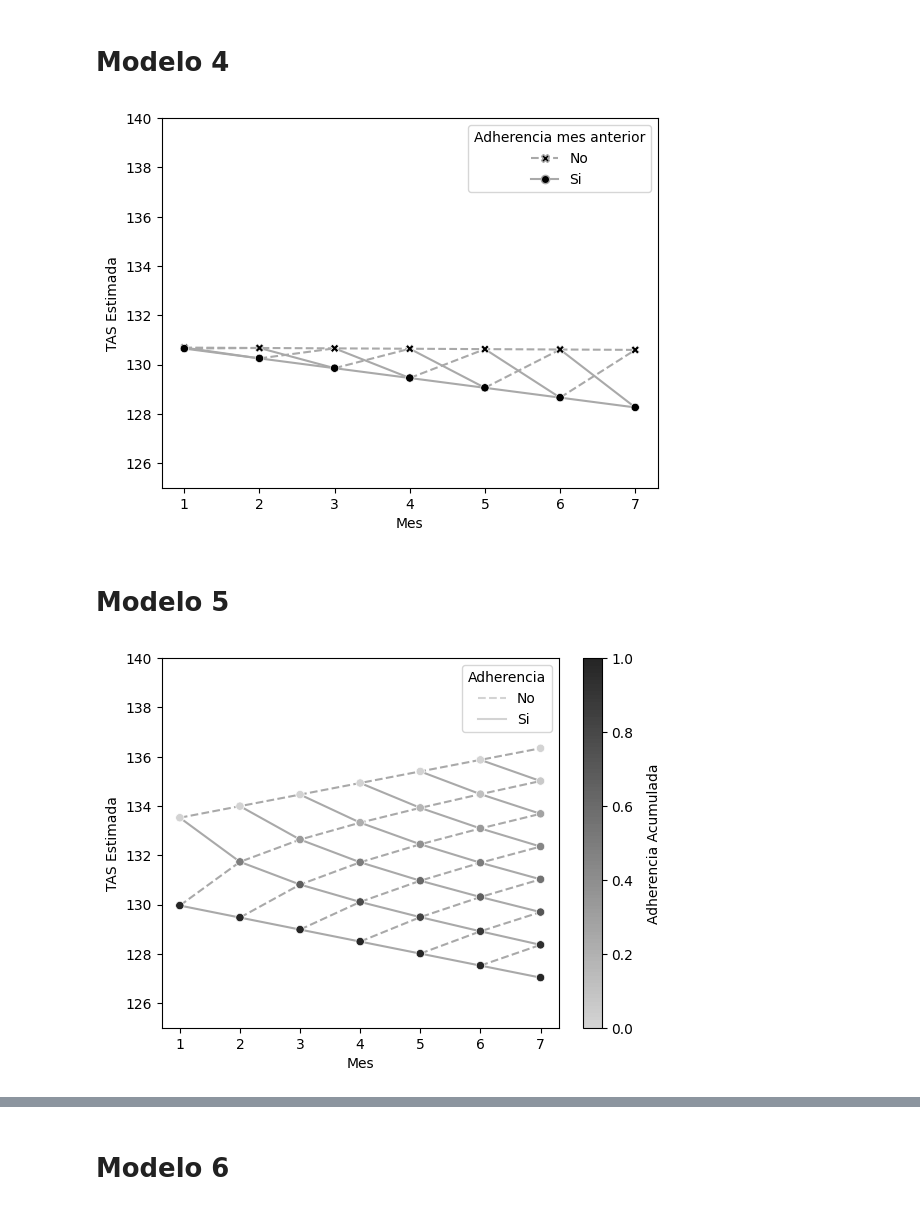
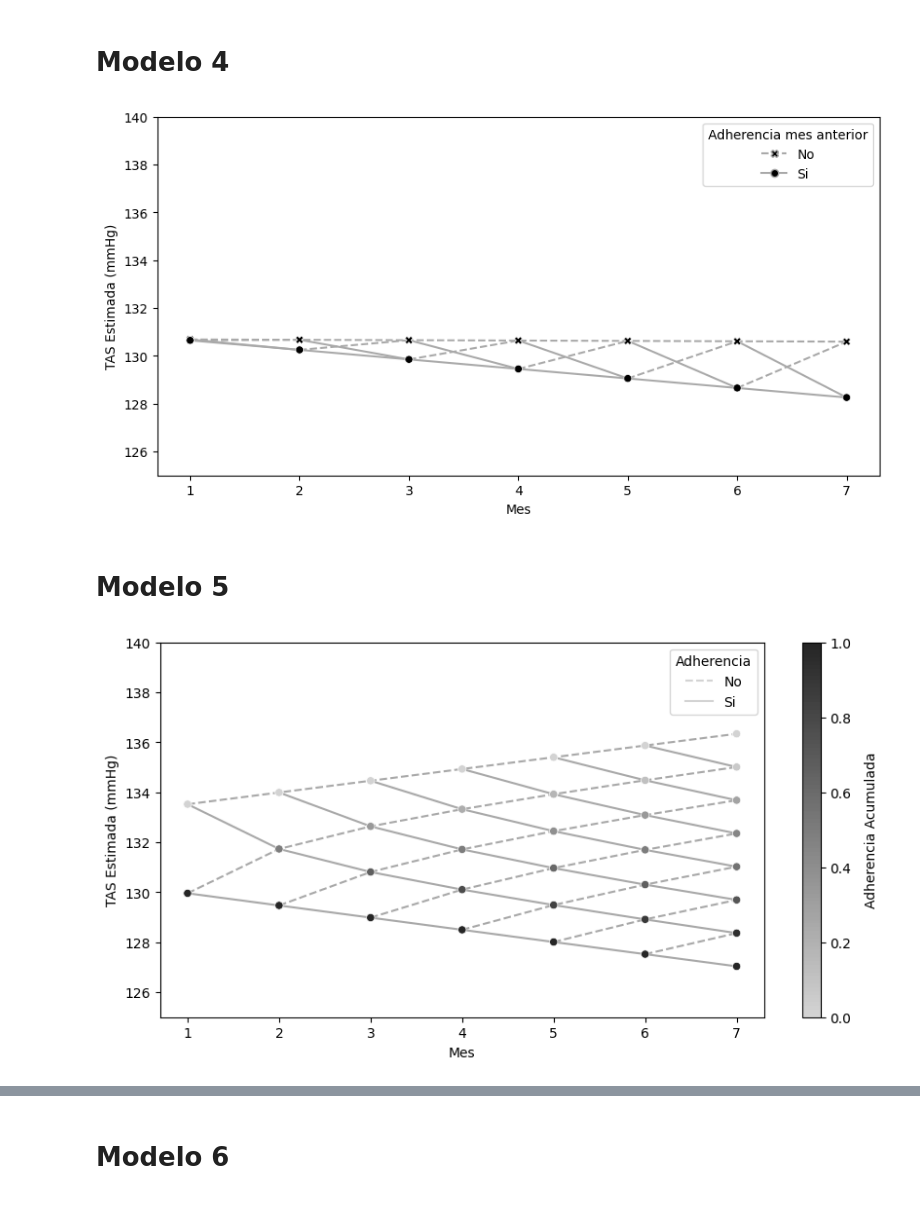
Before and after one commit to ecometto94/Tesis, a Jupyter notebook: Sintaxis/Análisis Inferencial_R.ipynb, the cells around one changed output, grey strips where cells are left out. Cells and saved outputs as stored; diff of their text form; code cells hidden in the pictures.

```diff
--- a/Sintaxis/Análisis Inferencial_R.ipynb
+++ b/Sintaxis/Análisis Inferencial_R.ipynb
@@ -350,41 +374,43 @@ dashed_lines_df_4["Estimated"] = get_predictions(modelo_4, dashed_lines_df_4)
 lines_df_4 = create_sample_df(lines_df_4)
 lines_df_4["Estimated"] = get_predictions(modelo_4, lines_df_4)
 # %%
+plt.figure(figsize=(10,5))
+
 sns.scatterplot(
     data=scatter_df_4,
     x="Mes",
     y="Estimated",
     style=scatter_df_4["Adherencia_lag1"].map({0: "No", 1: "Si"}),
     color="black",
     zorder=2,
     markers={"No": "X", "Si": "o"}
 )
 sns.lineplot(
     data=dashed_lines_df_4,
     y="Estimated",
     x="Mes",
     hue="id",
     linestyle="--",
     palette=["darkgrey"] * dashed_lines_df_4["id"].nunique(),
     zorder=1
 )
 sns.lineplot(
     data=lines_df_4,
     y="Estimated",
     x="Mes",
     hue="id",
     linestyle="-",
     palette=["darkgrey"] * lines_df_4["id"].nunique(),
     zorder=1
 )
 
 plt.ylim(YLIM)
-plt.ylabel("TAS Estimada")
+plt.ylabel("TAS Estimada (mmHg)")
 plt.legend(handles=handles, title="Adherencia mes anterior")
 
 plt.savefig(f"{PATH_TO_IMG}/modelo_4.png", bbox_inches='tight')
 # %% [output]
-[figure, old version]
+[figure, new version]
 # %% [markdown]
 # Modelo 5
 # %%
@@ -423,6 +449,8 @@ lines_df_5 = pd.DataFrame(
 lines_df_5 = create_sample_df(lines_df_5)
 lines_df_5["Estimated"] = get_predictions(modelo_5, lines_df_5)
 # %%
+plt.figure(figsize=(10,5))
+
 sns.scatterplot(
     data=scatter_df_5,
     x="Mes",
@@ -452,7 +480,7 @@ sns.lineplot(
 )
 
 plt.ylim(YLIM)
-plt.ylabel("TAS Estimada")
+plt.ylabel("TAS Estimada (mmHg)")
 plt.legend(handles=handles_5, title="Adherencia")
 
 cmap = ListedColormap(sorted(sns.color_palette("dark:lightgrey", n_colors=100), reverse=True))
@@ -461,4 +489,4 @@ colorbar.ax.set_ylabel('Adherencia Acumulada', rotation=90, labelpad=10)
 
 plt.savefig(f"{PATH_TO_IMG}/modelo_5.png", bbox_inches='tight')
 # %% [output]
-[figure, old version]
+[figure, new version]
```
Also changed, not shown: parts of 6 cells of this notebook, 14 other files.
